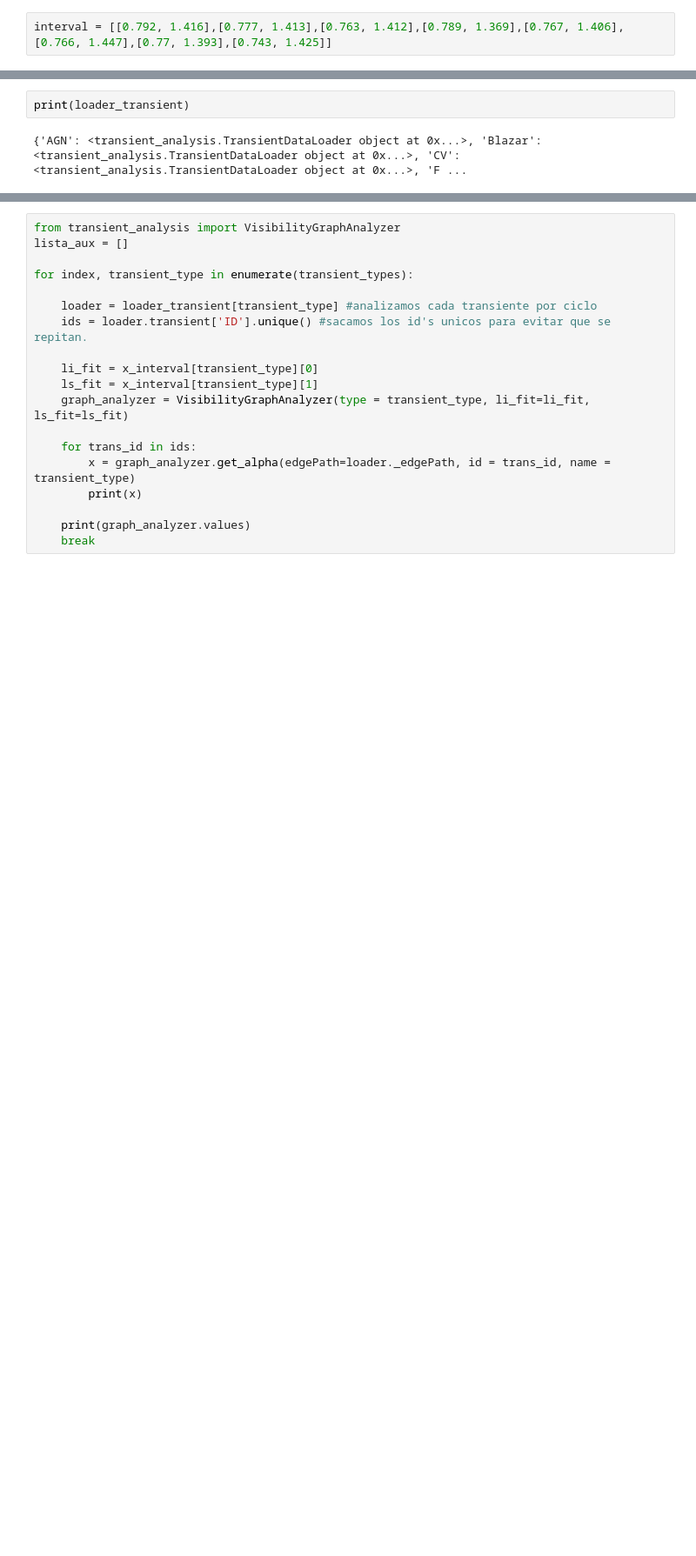
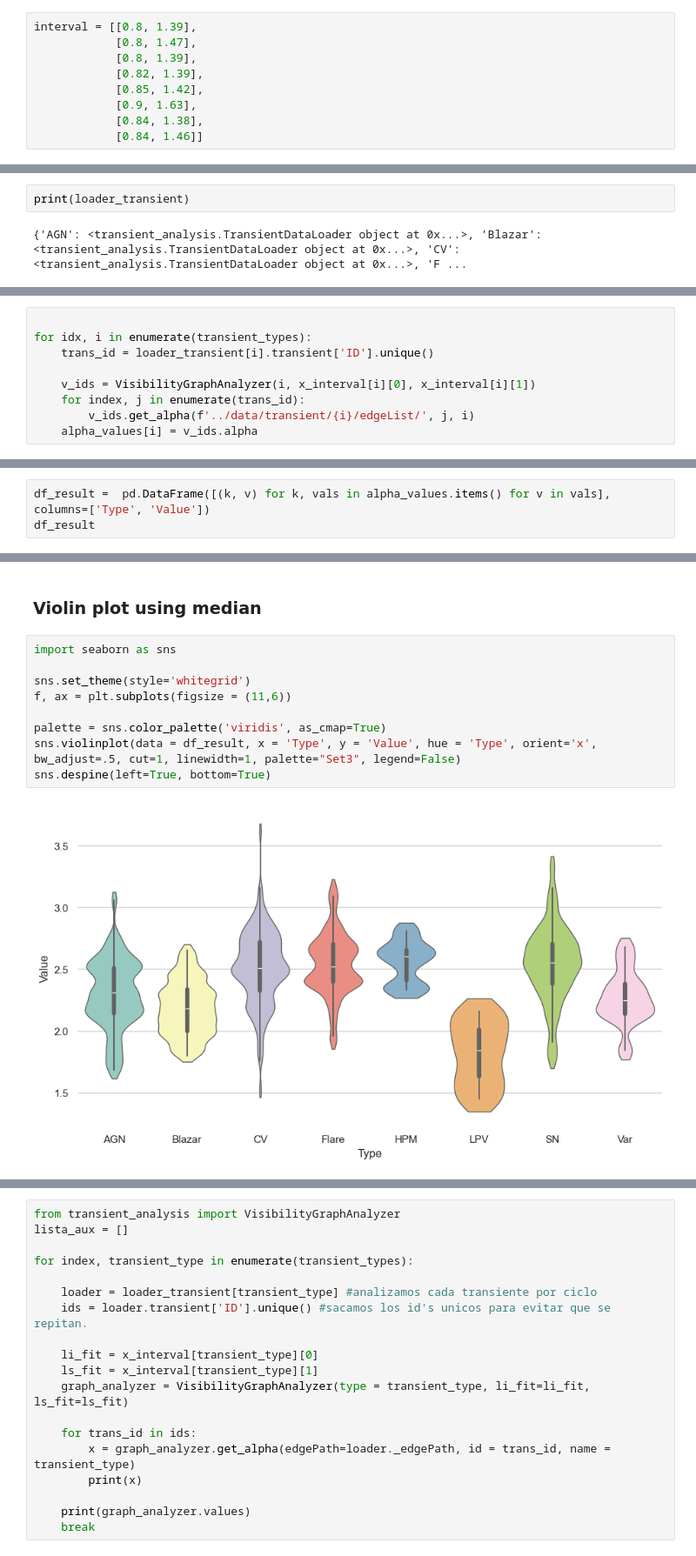
Before and after one commit to JesusPetro/mantra, a Jupyter notebook: Scripts/app.ipynb, the cells around one changed output, grey strips where cells are left out. Shown at 87% size. Drawn from its saved outputs; the diff is of its cells as text; blank space fills up the shorter version.

```diff
--- a/Scripts/app.ipynb
+++ b/Scripts/app.ipynb
@@ -251,7 +269,14 @@ for classification in classification:
 # %% [markdown]
 # xx
 # %%
-interval = [[0.792, 1.416],[0.777, 1.413],[0.763, 1.412],[0.789, 1.369],[0.767, 1.406],[0.766, 1.447],[0.77, 1.393],[0.743, 1.425]]
+interval = [[0.8, 1.39],
+            [0.8, 1.47],
+            [0.8, 1.39],
+            [0.82, 1.39],
+            [0.85, 1.42],
+            [0.9, 1.63],
+            [0.84, 1.38],
+            [0.84, 1.46]]
 # %%
 # Lista de tipos de transientes a analizar
 from transient_analysis import TransientDataLoader
@@ -282,0 +319,9 @@ print(loader_transient)
+# %%
+
+for idx, i in enumerate(transient_types):
+    trans_id = loader_transient[i].transient['ID'].unique()
+
+    v_ids = VisibilityGraphAnalyzer(i, x_interval[i][0], x_interval[i][1])
+    for index, j in enumerate(trans_id):
+        v_ids.get_alpha(f'../data/transient/{i}/edgeList/', j, i)
+    alpha_values[i] = v_ids.alpha
@@ -282,0 +332,3 @@ print(loader_transient)
+# %%
+df_result =  pd.DataFrame([(k, v) for k, vals in alpha_values.items() for v in vals], columns=['Type', 'Value'])
+df_result
@@ -282,0 +349,13 @@ print(loader_transient)
+# %% [markdown]
+### Violin plot using median
+# %%
+import seaborn as sns
+
+sns.set_theme(style='whitegrid')
+f, ax = plt.subplots(figsize = (11,6))
+
+palette = sns.color_palette('viridis', as_cmap=True)
+sns.violinplot(data = df_result, x = 'Type', y = 'Value', hue = 'Type', orient='x', bw_adjust=.5, cut=1, linewidth=1, palette="Set3", legend=False)
+sns.despine(left=True, bottom=True)
+# %% [output]
+[figure, added]
```
Also changed, not shown: parts of 10 cells of this notebook, 2 other files.
